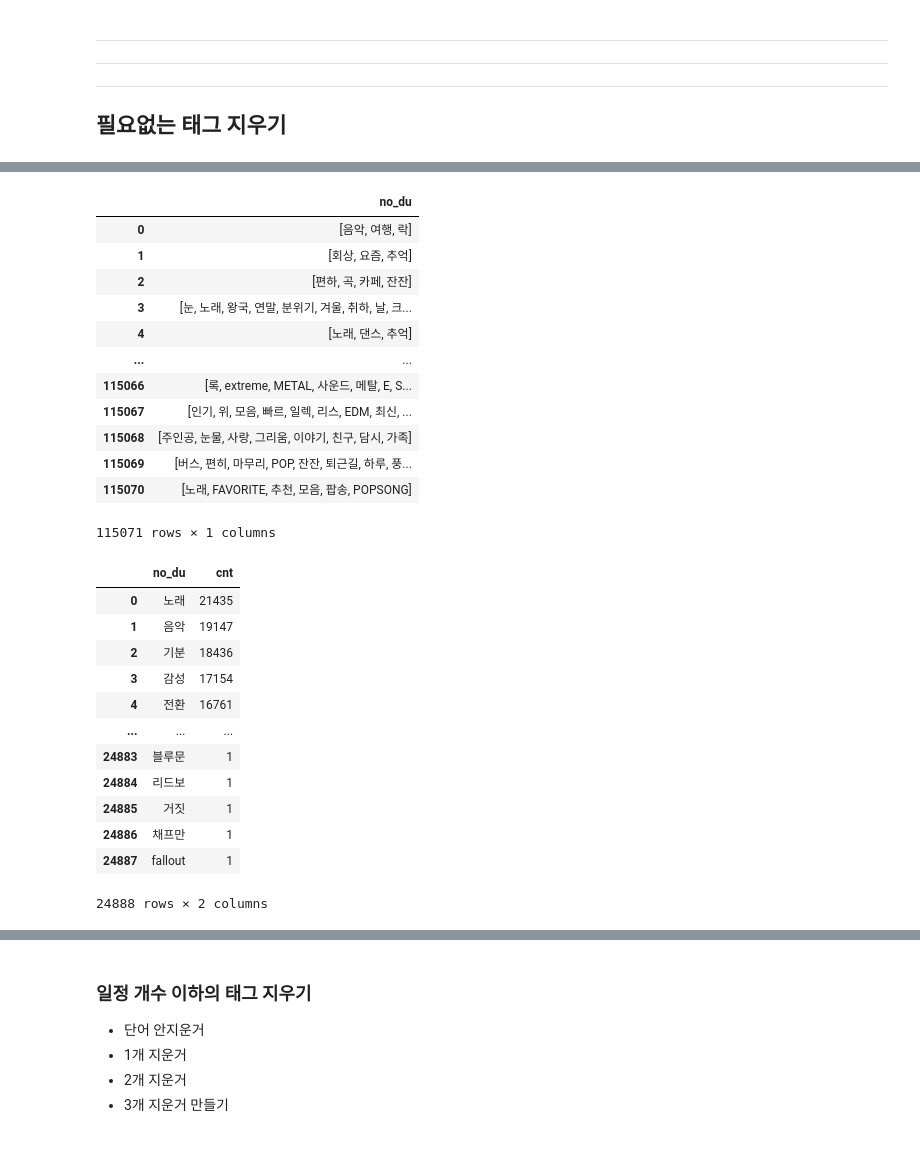
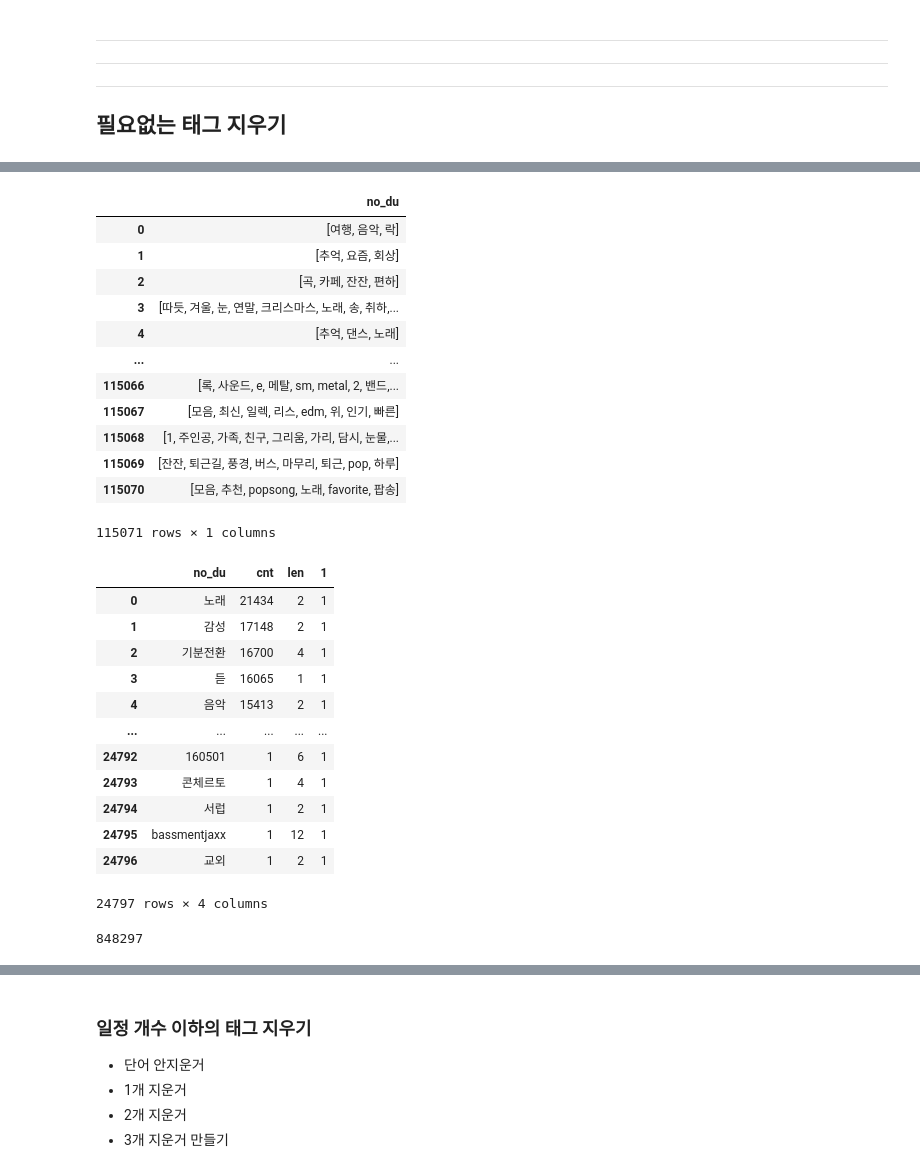
Before and after one commit to RecommendU/ForU, a Jupyter notebook: 박정호/[09_08_박정호] 0개 ~ 3개 태그 지움 이건 안봐도 상관없습니다.ipynb, the cells around one changed output, grey strips where cells are left out. Drawn from its saved outputs; the diff is of its cells as text; code cells hidden in the pictures.

```diff
--- a/박정호/[09_08_박정호] 0개 ~ 3개 태그 지움 이건 안봐도 상관없습니다.ipynb
+++ b/박정호/[09_08_박정호] 0개 ~ 3개 태그 지움 이건 안봐도 상관없습니다.ipynb
@@ -33,8 +57,8 @@ True
 # %% [markdown]
 ## 데이터 불러오기
 # %%
-tag_df = pd.read_json('data/tag_konlpy.json')
-title_to_tag_df = pd.read_json('data/title_to_tag_konlpy.json')
+tag_df = pd.read_json('data/0917_tag_konlpy.json')
+title_to_tag_df = pd.read_json('data/0917_title_to_tag_konlpy.json')
 # %%
 tag_df.reset_index(inplace=True)
 tag_df
@@ -73,7 +100,7 @@ title_to_tag_df
 ## 데이터 합쳐서 새로운 태그로 만들기
 # %%
 total = pd.merge(tag_df,title_to_tag_df, on='index', how='left')
-total['new_tags'] = total['tags__'] + total['plylist_title__']
+total['new_word_tag'] = total['tagss'] + total['title_to_tag']
 total.drop('index',axis=1,inplace=True)
 total
 # %% [output]
@@ -118,47 +145,53 @@ new_tag
 115071 rows × 3 columns
 # %%
 # 중복 태그 지우기
-X = [list(set(x)) for x in new_tag['new_tags']]
+X = [list(set(x)) for x in new_tag['new_word_tag']]
 new_tag['no_du'] = X
-new_tag.drop(['tags__','plylist_title__','new_tags'],axis=1,inplace=True)
+new_tag = new_tag[['no_du']]
 new_tag
 # %% [output]
 |  | no_du |
-| 0 | [음악, 여행, 락] |
-| 1 | [회상, 요즘, 추억] |
-| 2 | [편하, 곡, 카페, 잔잔] |
-| 3 | [눈, 노래, 왕국, 연말, 분위기, 겨울, 취하, 날, 크... |
-| 4 | [노래, 댄스, 추억] |
+| 0 | [여행, 음악, 락] |
+| 1 | [추억, 요즘, 회상] |
+| 2 | [곡, 카페, 잔잔, 편하] |
+| 3 | [따듯, 겨울, 눈, 연말, 크리스마스, 노래, 송, 취하,... |
+| 4 | [추억, 댄스, 노래] |
 | ... | ... |
-| 115066 | [록, extreme, METAL, 사운드, 메탈, E, S... |
-| 115067 | [인기, 위, 모음, 빠르, 일렉, 리스, EDM, 최신, ... |
-| 115068 | [주인공, 눈물, 사랑, 그리움, 이야기, 친구, 담시, 가족] |
-| 115069 | [버스, 편히, 마무리, POP, 잔잔, 퇴근길, 하루, 풍... |
-| 115070 | [노래, FAVORITE, 추천, 모음, 팝송, POPSONG] |
+| 115066 | [록, 사운드, e, 메탈, sm, metal, 2, 밴드,... |
+| 115067 | [모음, 최신, 일렉, 리스, edm, 위, 인기, 빠른] |
+| 115068 | [1, 주인공, 가족, 친구, 그리움, 가리, 담시, 눈물,... |
+| 115069 | [잔잔, 퇴근길, 풍경, 버스, 마무리, 퇴근, pop, 하루] |
+| 115070 | [모음, 추천, popsong, 노래, favorite, 팝송] |
 115071 rows × 1 columns
 # %%
 unnest = np.dstack(
     (np.repeat(new_tag.index.values,list(map(len,new_tag.no_du))),
      np.concatenate(new_tag.no_du.values))
          )
 
 unnest_df = pd.DataFrame(unnest[0],columns = ['id','no_du'])
 
 ddf = pd.DataFrame(unnest_df['no_du'].value_counts())
 ddf.reset_index(inplace=True)
 ddf.columns = ['no_du','cnt']
+ddf['len'] = ddf['no_du'].apply(lambda x:len(x))
+ddf['1'] = 1
 ddf
 # %% [output]
-|  | no_du | cnt |
-| 0 | 노래 | 21435 |
-| 1 | 음악 | 19147 |
-| 2 | 기분 | 18436 |
-| 3 | 감성 | 17154 |
-| 4 | 전환 | 16761 |
-| ... | ... | ... |
-| 24883 | 블루문 | 1 |
-| 24884 | 리드보 | 1 |
-| 24885 | 거짓 | 1 |
-| 24886 | 채프만 | 1 |
-| 24887 | fallout | 1 |
+|  | no_du | cnt | len | 1 |
+| 0 | 노래 | 21434 | 2 | 1 |
+| 1 | 감성 | 17148 | 2 | 1 |
+| 2 | 기분전환 | 16700 | 4 | 1 |
+| 3 | 듣 | 16065 | 1 | 1 |
+| 4 | 음악 | 15413 | 2 | 1 |
+| ... | ... | ... | ... | ... |
+| 24792 | 160501 | 1 | 6 | 1 |
+| 24793 | 콘체르토 | 1 | 4 | 1 |
+| 24794 | 서럽 | 1 | 2 | 1 |
+| 24795 | bassmentjaxx | 1 | 12 | 1 |
+| 24796 | 교외 | 1 | 2 | 1 |
-24888 rows × 2 columns
+24797 rows × 4 columns
+# %%
+ddf.query('cnt >= 7')['cnt'].sum()
+# %% [output]
+848297
```
Also changed, not shown: parts of 42 cells of this notebook, 1 other file.
